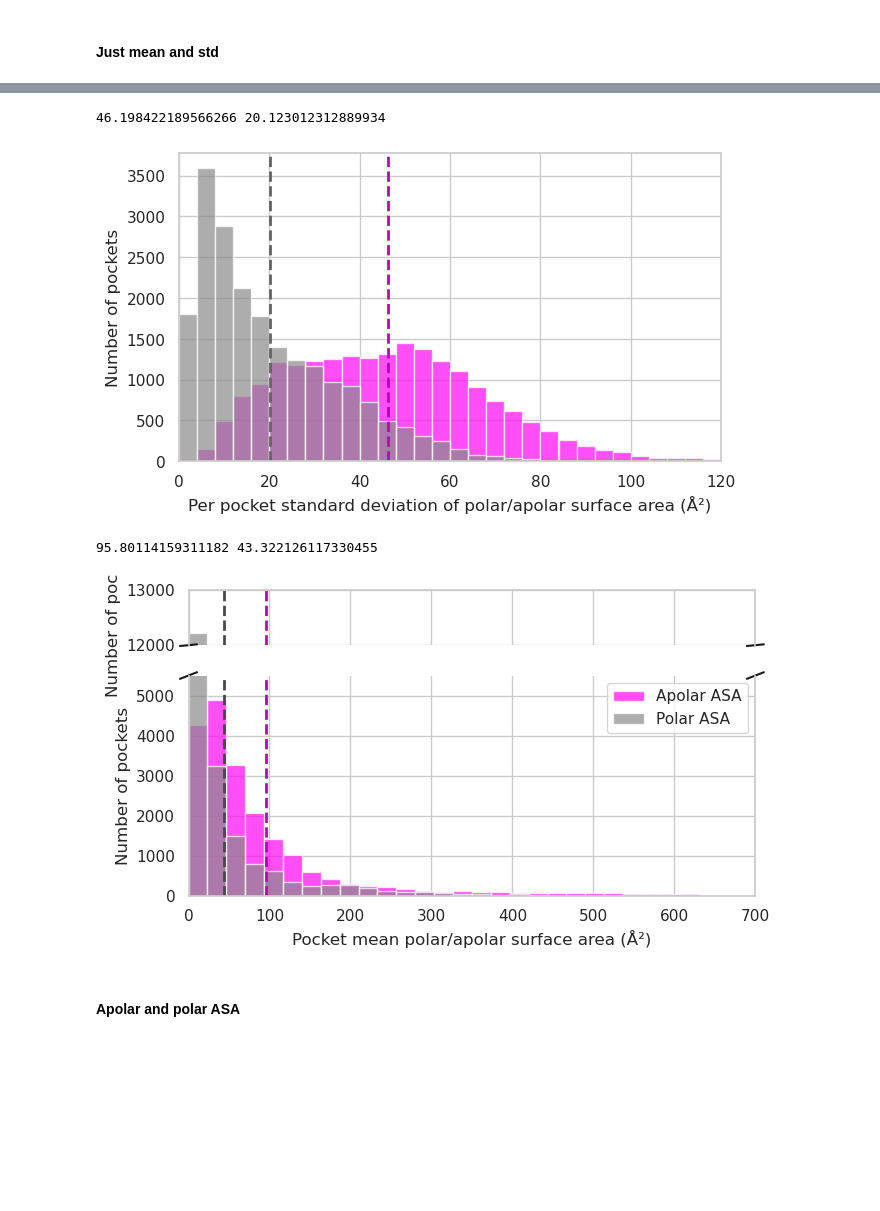
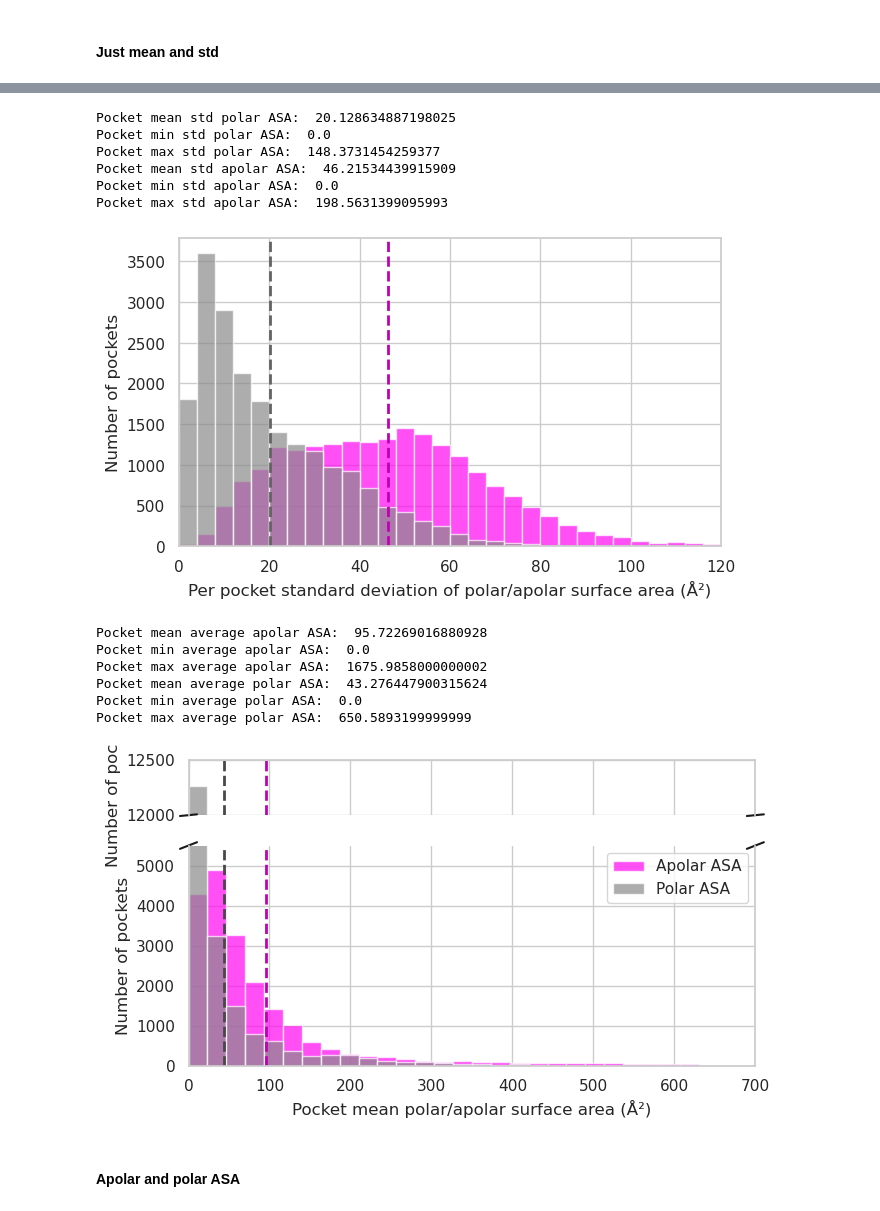
Before and after one commit to alexpergar-phd/pocket_project, a Jupyter notebook: 05_pocket_stats/pocket_stats.ipynb, the cells around one changed output, grey strips where cells are left out. Saved outputs shown, nothing was run; the diff lists cells and outputs as text; code cells hidden in the pictures; blank space fills up the shorter version.

```diff
--- a/05_pocket_stats/pocket_stats.ipynb
+++ b/05_pocket_stats/pocket_stats.ipynb
@@ -390,7 +285,7 @@ df_means[df_means['traj_id'] == 10202]
 # %% [markdown]
 #### Just mean and std
 # %%
-df = pd.read_csv('pocket_descriptors.csv')
+df = pd.read_csv('/home/alex/sshfs_mountpoints/verde/Documents/pocket_tool/results/05_pocket_stats/pocket_descriptors.csv')
 # Add the frame number (it was missing when generating the CSV)
 df['frame'] = df.groupby(['dyn_id', 'traj_id', 'pocket_id']).cumcount()
 
@@ -411,0 +314,14 @@ print(df_std['pock_volume'].mean())
+# %%
+plt.figure(figsize=(7, 4))
+sns.set(style="whitegrid")
+plt.hist(df_mean['pock_volume'], bins=70, color="#B9B9B9")
+plt.axvline(df_mean['pock_volume'].mean(), color='#636363', linestyle='dashed', linewidth=2)
+# plt.axvline(0, color='grey', linestyle='solid', linewidth=2)
+plt.xlabel("Pocket mean volume (Å³)")
+plt.ylabel("Number of pockets")
+plt.xlim(0,2000)
+plt.savefig('/home/alex/sshfs_mountpoints/verde/Documents/pocket_tool/docs/figures/raw/pocket_volume_distribution.svg')
+
+print("Mean pocket volume:", data.mean())
+print("Minimum pocket volume:", data.min())
+print("Maximum pocket volume:", data.max())
@@ -472,10 +397,22 @@ plt.axvline(df_std['pock_pol_asa'].mean(), color="#636363", linestyle='dashed',
 plt.xlabel("Per pocket standard deviation of polar/apolar surface area (Å²)")
 plt.ylabel("Number of pockets")
 plt.xlim(0,120)
-plt.savefig('/home/alex/Documents/pocket_tool/docs/figures/raw/pocket_asa_std_distribution.svg')
-print(df_std['pock_apol_asa'].mean(), df_std['pock_pol_asa'].mean())
+plt.savefig('/home/alex/sshfs_mountpoints/verde/Documents/pocket_tool/docs/figures/raw/pocket_asa_std_distribution.svg')
+
+print("Pocket mean std polar ASA: ", df_std['pock_pol_asa'].mean())
+print("Pocket min std polar ASA: ", df_std['pock_pol_asa'].min())
+print("Pocket max std polar ASA: ", df_std['pock_pol_asa'].max())
+
+print("Pocket mean std apolar ASA: ", df_std['pock_apol_asa'].mean())
+print("Pocket min std apolar ASA: ", df_std['pock_apol_asa'].min())
+print("Pocket max std apolar ASA: ", df_std['pock_apol_asa'].max())
 # %% [output]
-46.198422189566266 20.123012312889934
+Pocket mean std polar ASA:  20.128634887198025
+Pocket min std polar ASA:  0.0
+Pocket max std polar ASA:  148.3731454259377
+Pocket mean std apolar ASA:  46.21534439915909
+Pocket min std apolar ASA:  0.0
+Pocket max std apolar ASA:  198.5631399095993
 [figure]
 # %%
 import numpy as np
@@ -503,38 +440,50 @@ for ax in (ax1, ax2):
     ax.axvline(pol.mean(), color="#484848", linestyle='dashed', linewidth=2)
 
 # Set y-limits to create the break
-ax1.set_ylim(12000, 13000)  # adjust based on tallest bar
+ax1.set_ylim(12000, 12500)  # adjust based on tallest bar
 ax2.set_ylim(0, 5500)
 
 # Hide spines between the two plots
 ax1.spines['bottom'].set_visible(False)
 ax2.spines['top'].set_visible(False)
 
 # Add diagonal slashes for the break
 d = .015
 kwargs = dict(transform=ax1.transAxes, color='k', clip_on=False)
 ax1.plot((-d, +d), (-d, +d), **kwargs)
 ax1.plot((1-d, 1+d), (-d, +d), **kwargs)
 
 kwargs.update(transform=ax2.transAxes)
 ax2.plot((-d, +d), (1-d, 1+d), **kwargs)
 ax2.plot((1-d, 1+d), (1-d, 1+d), **kwargs)
 
 # Labels and limits
 ax2.set_xlabel("Pocket mean polar/apolar surface area (Å²)")
 ax2.set_ylabel("Number of pockets")
 ax1.set_ylabel("Number of pockets")
 ax2.set_xlim(0, 700)
 
 # Legend
 ax2.legend()
 
 plt.tight_layout()
-plt.savefig('/home/alex/Documents/pocket_tool/docs/figures/raw/pocket_asa_distribution.svg')
-print(apol.mean(), pol.mean())
+plt.savefig('/home/alex/sshfs_mountpoints/verde/Documents/pocket_tool/docs/figures/raw/pocket_asa_distribution.svg')
+
+print("Pocket mean average apolar ASA: ", apol.mean())
+print("Pocket min average apolar ASA: ", apol.min())
+print("Pocket max average apolar ASA: ", apol.max())
+
+print("Pocket mean average polar ASA: ", pol.mean())
+print("Pocket min average polar ASA: ", pol.min())
+print("Pocket max average polar ASA: ", pol.max())
 # %% [output]
-95.80114159311182 43.322126117330455
+Pocket mean average apolar ASA:  95.72269016880928
+Pocket min average apolar ASA:  0.0
+Pocket max average apolar ASA:  1675.9858000000002
+Pocket mean average polar ASA:  43.276447900315624
+Pocket min average polar ASA:  0.0
+Pocket max average polar ASA:  650.5893199999999
-[figure, old version]
+[figure, new version]
 # %% [markdown]
 #### Apolar and polar ASA
 # %%
```
Also changed, not shown: parts of 13 cells of this notebook.
